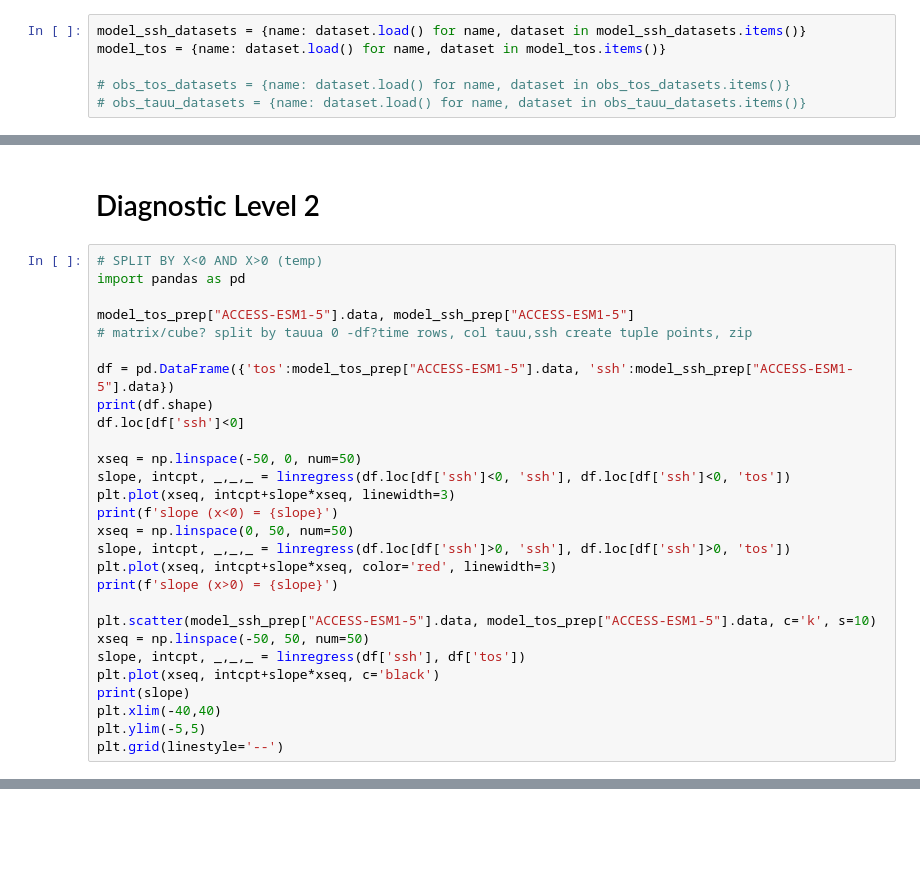
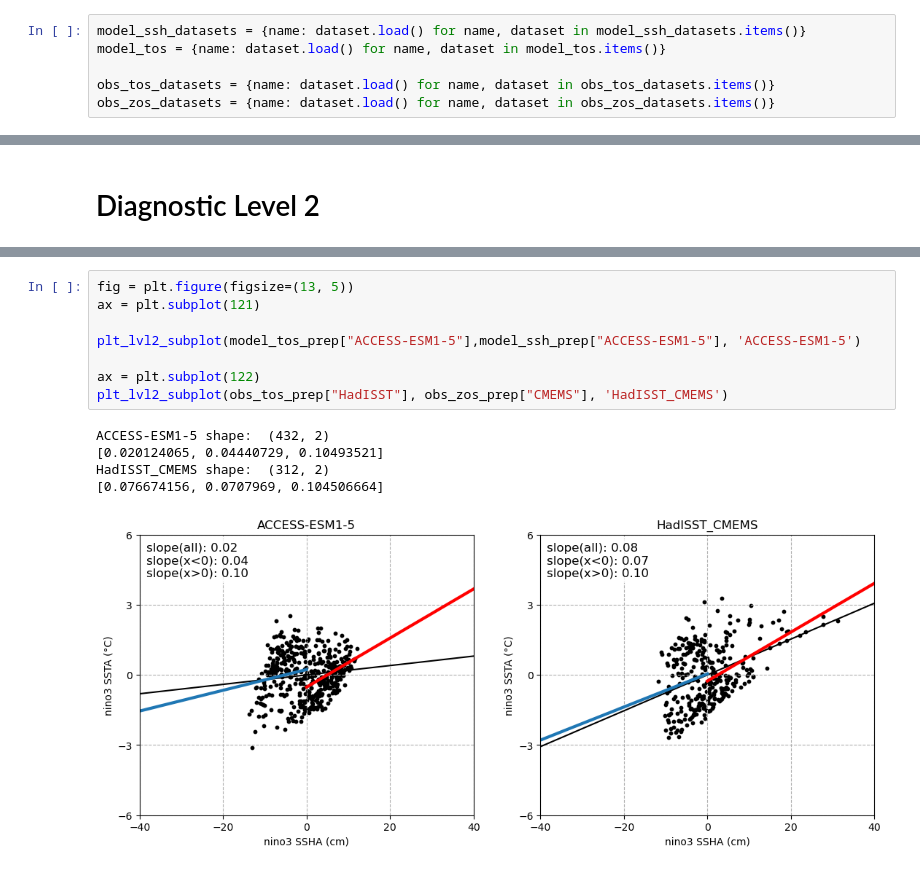
Before and after one commit to ACCESS-NRI/ACCESS-ENSO-recipes, a Jupyter notebook: 22-SSH_sst_feedback.ipynb, the cells around one changed output, grey strips where cells are left out. Cells and saved outputs as stored; diff of their text form; blank space fills up the shorter version.

```diff
--- a/22-SSH_sst_feedback.ipynb
+++ b/22-SSH_sst_feedback.ipynb
@@ -68,7 +68,7 @@ obs_tauu_datasets = { ##zos
 model_ssh_datasets = {name: dataset.load() for name, dataset in model_ssh_datasets.items()}
 model_tos = {name: dataset.load() for name, dataset in model_tos.items()}
 
-# obs_tos_datasets = {name: dataset.load() for name, dataset in obs_tos_datasets.items()}
-# obs_tauu_datasets = {name: dataset.load() for name, dataset in obs_tauu_datasets.items()}
+obs_tos_datasets = {name: dataset.load() for name, dataset in obs_tos_datasets.items()}
+obs_zos_datasets = {name: dataset.load() for name, dataset in obs_zos_datasets.items()}
 # %% [output]
 WARNING:esmvalcore.local:'CMIP6' rootpaths '/g/data/zv30/cmip/CMIP6' set in config-user.yml do not exist
@@ -181,30 +187,2 @@ Text(0.02, 0.9, 'slope: 0.02 ')
 # %% [markdown]
 # Diagnostic Level 2
-# %%
-# SPLIT BY X<0 AND X>0 (temp)
-import pandas as pd
-
-model_tos_prep["ACCESS-ESM1-5"].data, model_ssh_prep["ACCESS-ESM1-5"]
-# matrix/cube? split by tauua 0 -df?time rows, col tauu,ssh create tuple points, zip
-
-df = pd.DataFrame({'tos':model_tos_prep["ACCESS-ESM1-5"].data, 'ssh':model_ssh_prep["ACCESS-ESM1-5"].data})
-print(df.shape)
-df.loc[df['ssh']<0]
-
-xseq = np.linspace(-50, 0, num=50)
-slope, intcpt, _,_,_ = linregress(df.loc[df['ssh']<0, 'ssh'], df.loc[df['ssh']<0, 'tos'])
-plt.plot(xseq, intcpt+slope*xseq, linewidth=3)
-print(f'slope (x<0) = {slope}')
-xseq = np.linspace(0, 50, num=50)
-slope, intcpt, _,_,_ = linregress(df.loc[df['ssh']>0, 'ssh'], df.loc[df['ssh']>0, 'tos'])
-plt.plot(xseq, intcpt+slope*xseq, color='red', linewidth=3)
-print(f'slope (x>0) = {slope}')
-
-plt.scatter(model_ssh_prep["ACCESS-ESM1-5"].data, model_tos_prep["ACCESS-ESM1-5"].data, c='k', s=10)
-xseq = np.linspace(-50, 50, num=50)
-slope, intcpt, _,_,_ = linregress(df['ssh'], df['tos'])
-plt.plot(xseq, intcpt+slope*xseq, c='black')
-print(slope)
-plt.xlim(-40,40)
-plt.ylim(-5,5)
-plt.grid(linestyle='--')
@@ -216,0 +235,14 @@ slope (x>0) = 0.10493520349435483
+# %%
+fig = plt.figure(figsize=(13, 5))
+ax = plt.subplot(121)
+
+plt_lvl2_subplot(model_tos_prep["ACCESS-ESM1-5"],model_ssh_prep["ACCESS-ESM1-5"], 'ACCESS-ESM1-5')
+
+ax = plt.subplot(122)
+plt_lvl2_subplot(obs_tos_prep["HadISST"], obs_zos_prep["CMEMS"], 'HadISST_CMEMS')
+# %% [output]
+ACCESS-ESM1-5 shape:  (432, 2)
+[0.020124065, 0.04440729, 0.10493521]
+HadISST_CMEMS shape:  (312, 2)
+[0.076674156, 0.0707969, 0.104506664]
+[figure, added]
```
Also changed, not shown: parts of 14 cells of this notebook.
